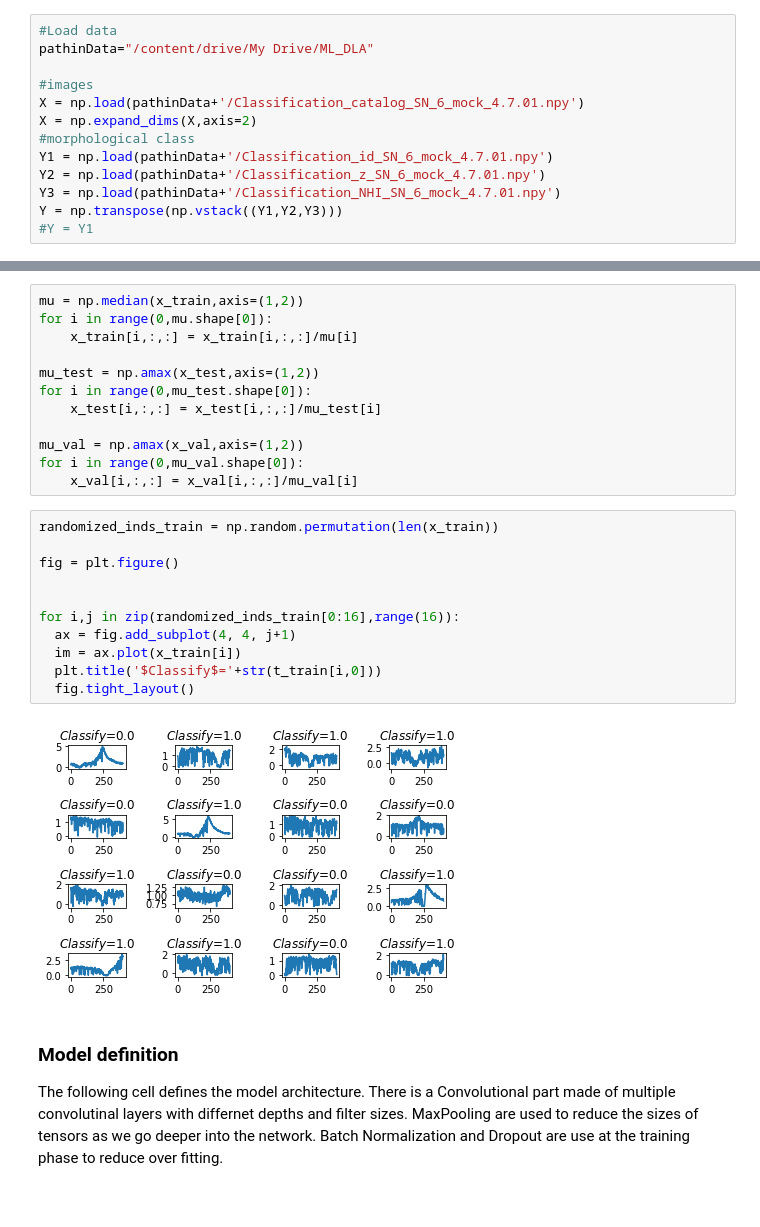
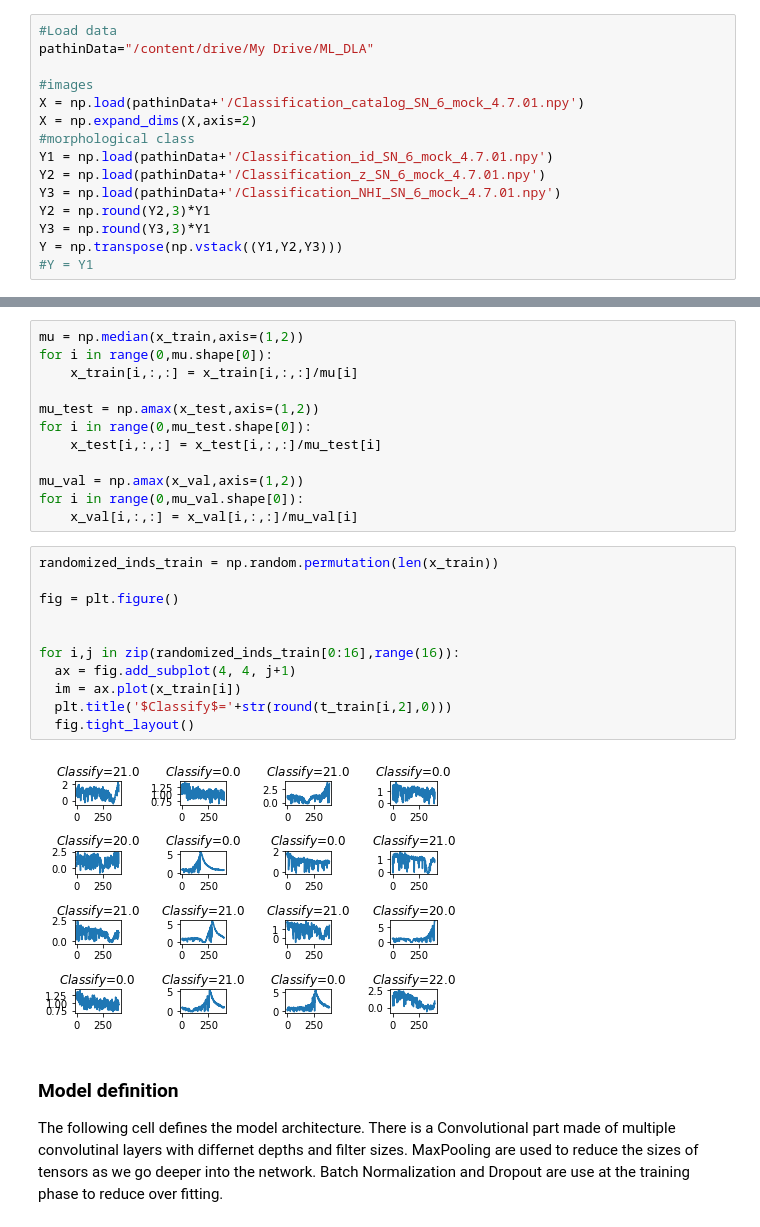
Before and after one commit to moonlovist/ML_DLA, a Jupyter notebook: DLA_cross_1D_CNN_ting.ipynb, the cells around one changed output, grey strips where cells are left out. Saved outputs shown, nothing was run; the diff lists cells and outputs as text.

```diff
--- a/DLA_cross_1D_CNN_ting.ipynb
+++ b/DLA_cross_1D_CNN_ting.ipynb
@@ -59,6 +59,8 @@ X = np.expand_dims(X,axis=2)
 Y1 = np.load(pathinData+'/Classification_id_SN_6_mock_4.7.01.npy')
 Y2 = np.load(pathinData+'/Classification_z_SN_6_mock_4.7.01.npy')
 Y3 = np.load(pathinData+'/Classification_NHI_SN_6_mock_4.7.01.npy')
+Y2 = np.round(Y2,3)*Y1
+Y3 = np.round(Y3,3)*Y1
 Y = np.transpose(np.vstack((Y1,Y2,Y3)))
 #Y = Y1
 # %%
@@ -145,16 +120,16 @@ for i in range(0,mu_val.shape[0]):
 # %%
 randomized_inds_train = np.random.permutation(len(x_train))
 
 fig = plt.figure()
 
 
 for i,j in zip(randomized_inds_train[0:16],range(16)):
   ax = fig.add_subplot(4, 4, j+1)
   im = ax.plot(x_train[i])
-  plt.title('$Classify$='+str(t_train[i,0]))
+  plt.title('$Classify$='+str(round(t_train[i,2],0)))
   fig.tight_layout()
 # %% [output]
-[figure, old version]
+[figure, new version]
 # %% [markdown]
 ### Model definition
 The following cell defines the model architecture. There is a Convolutional part made of multiple convolutinal layers with differnet depths and filter sizes. MaxPooling are used to reduce the sizes of tensors as we go deeper into the network. Batch Normalization and Dropout are use at the training phase to reduce over fitting.
```
Also changed, not shown: parts of 17 cells of this notebook.
